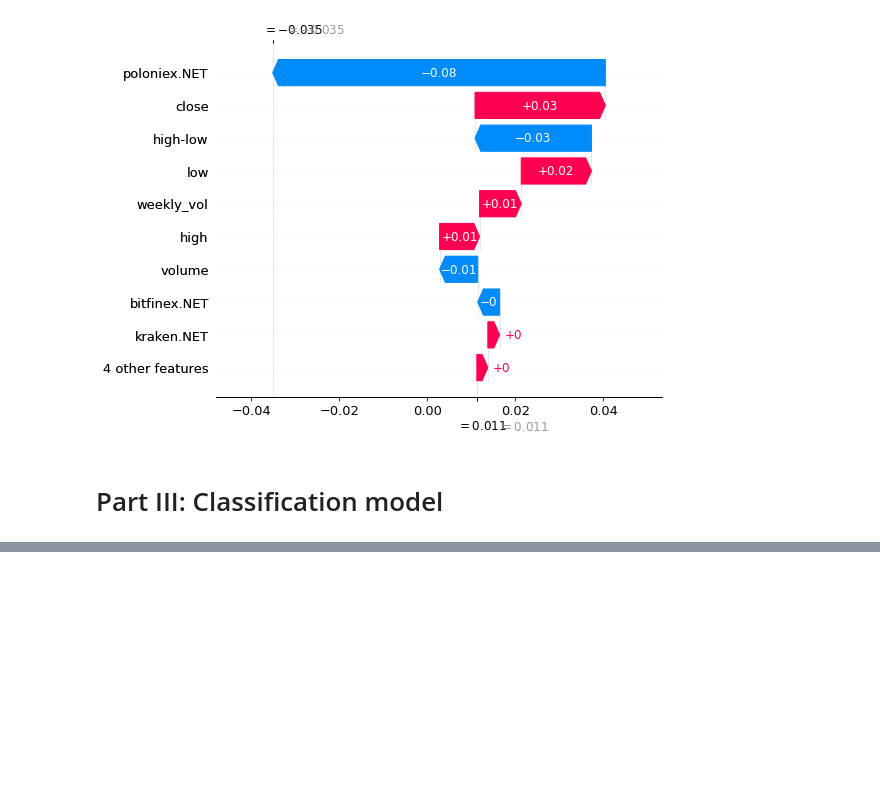
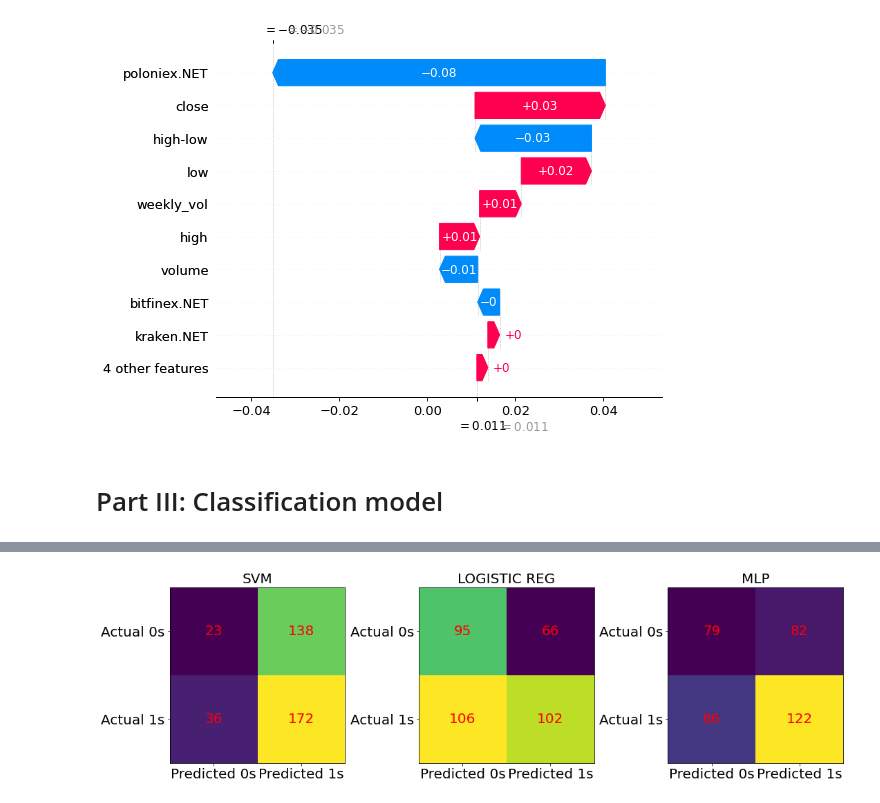
Before and after one commit to riccardofradiani/ML4F-Crypto-prediction-from-exchange-flows, a Jupyter notebook: final_notebook.ipynb, the cells around one changed output, grey strips where cells are left out. Cells and saved outputs as stored; diff of their text form; code cells hidden in the pictures; blank space fills up the shorter version.

```diff
--- a/final_notebook.ipynb
+++ b/final_notebook.ipynb
@@ -962,0 +1505,91 @@ shap.plots._waterfall.waterfall_legacy(explainer.expected_value[0], shap_values[
+# %%
+###############   SVM Classifier ######################
+
+#clf = svm.SVC(kernel='linear') # Linear Kernel
+clf = svm.SVC(kernel='rbf', gamma = 0.1, C = 1) # Radial basis function Kernel
+#clf = svm.SVC(kernel='poly', degree = 10, coef0 = 1 ) # Radial basis function Kernel
+
+#Train the model using the training sets
+clf.fit(X_train, y_train)
+#Predict the response for test dataset
+y_pred_svm = clf.predict(X_test)
+y_train_pred_svm = clf.predict(X_train)
+# Model Accuracy: how often is the classifier correct?
+print('Results for ' + crypto_code)
+print("SVM RESULT")
+print("Training accuracy = {}%, Test accuracy = {}%:".format(round(metrics.accuracy_score(y_train, y_train_pred_svm)*100, 1),
+                                                           round(metrics.accuracy_score(y_test, y_pred_svm)*100, 1)))
+
+# Model Precision and Recall: what percentage of positive tuples are labelled as such?
+print("Precision: {}%, Recall: {}%".format(round(metrics.precision_score(y_test, y_pred_svm)*100, 4),
+                                          round(metrics.recall_score(y_test, y_pred_svm)*100, 4)))
+
+cm = confusion_matrix(y_test, y_pred_svm)
+
+fig, axs = plt.subplots(nrows=1, ncols=3, constrained_layout=True, figsize=(15, 5))
+fontsize = 20
+axs[0].set_title('SVM', fontsize = fontsize)
+axs[0].imshow(cm)
+axs[0].grid(False)
+axs[0].xaxis.set(ticks=(0, 1), ticklabels=('Predicted 0s', 'Predicted 1s'))
+axs[0].yaxis.set(ticks=(0, 1), ticklabels=('Actual 0s', 'Actual 1s'))
+axs[0].set_ylim(1.5, -0.5)
+axs[0].tick_params(axis='both', labelsize= fontsize )
+for i in range(2):
+    for j in range(2):
+        axs[0].text(j, i, cm[i, j], ha='center', va='center', color='red', fontsize = fontsize)
+
+
+###############   Logistic Regression Classifier ######################
+
+model_LR = LogisticRegression(solver='liblinear', random_state=0)
+model_LR.fit(X_train, y_train)
+
+y_pred_LR = model_LR.predict(X_test)
+y_train_pred_LR = model_LR.predict(X_train)
+print("LOGISTIC REGRESSION RESULT")
+print("Training accuracy = {}%, Test accuracy = {}%:".format(round(metrics.accuracy_score(y_train, y_train_pred_LR)*100, 1),
+                                                           round(metrics.accuracy_score(y_test, y_pred_LR)*100, 1)))
+
+print("Precision: {}%, Recall: {}%".format(round(metrics.precision_score(y_test, y_pred_LR)*100, 4),
+                                          round(metrics.recall_score(y_test, y_pred_LR)*100, 4)))
+
+cm2 = confusion_matrix(y_test, y_pred_LR)
+
+axs[1].set_title('LOGISTIC REG', fontsize = fontsize)
+axs[1].imshow(cm2)
+axs[1].grid(False)
+axs[1].xaxis.set(ticks=(0, 1), ticklabels=('Predicted 0s', 'Predicted 1s'))
+axs[1].yaxis.set(ticks=(0, 1), ticklabels=('Actual 0s', 'Actual 1s'))
+axs[1].set_ylim(1.5, -0.5)
+axs[1].tick_params(axis='both', labelsize= fontsize )
+for i in range(2):
+    for j in range(2):
+        axs[1].text(j, i, cm2[i, j], ha='center', va='center', color='red', fontsize = fontsize)
+
+
+###############   MLP Classifier ######################
+
+y_pred_MLP = model.predict(X_test) >= 0.5
+y_train_pred_MLP = model.predict(X_train) >= 0.5
+print("MLP RESULT")
+print("Training accuracy = {}%, Test accuracy = {}%:".format(round(metrics.accuracy_score(y_train, y_train_pred_MLP)*100, 1),
+                                                           round(metrics.accuracy_score(y_test, y_pred_MLP)*100, 1)))
+print("Precision: {}%, Recall: {}%".format(round(metrics.precision_score(y_test, y_pred_MLP)*100, 4),
+                                          round(metrics.recall_score(y_test, y_pred_MLP)*100, 4)))
+
+cm_MLP = confusion_matrix(y_test, y_pred_MLP)
+
+axs[2].set_title('MLP', fontsize = fontsize)
+axs[2].imshow(cm_MLP)
+axs[2].grid(False)
+axs[2].xaxis.set(ticks=(0, 1), ticklabels=('Predicted 0s', 'Predicted 1s'))
+axs[2].yaxis.set(ticks=(0, 1), ticklabels=('Actual 0s', 'Actual 1s'))
+axs[2].set_ylim(1.5, -0.5)
+axs[2].tick_params(axis='both', labelsize= fontsize )
+for i in range(2):
+    for j in range(2):
+        axs[2].text(j, i, cm_MLP[i, j], ha='center', va='center', color='red', fontsize = fontsize)
+#plt.savefig("BTC_confusionMatrices.jpg")
+plt.show()
+# %% [output]
@@ -962,0 +1606 @@ shap.plots._waterfall.waterfall_legacy(explainer.expected_value[0], shap_values[
+[figure, added]
```
Also changed, not shown: parts of 46 cells of this notebook.
